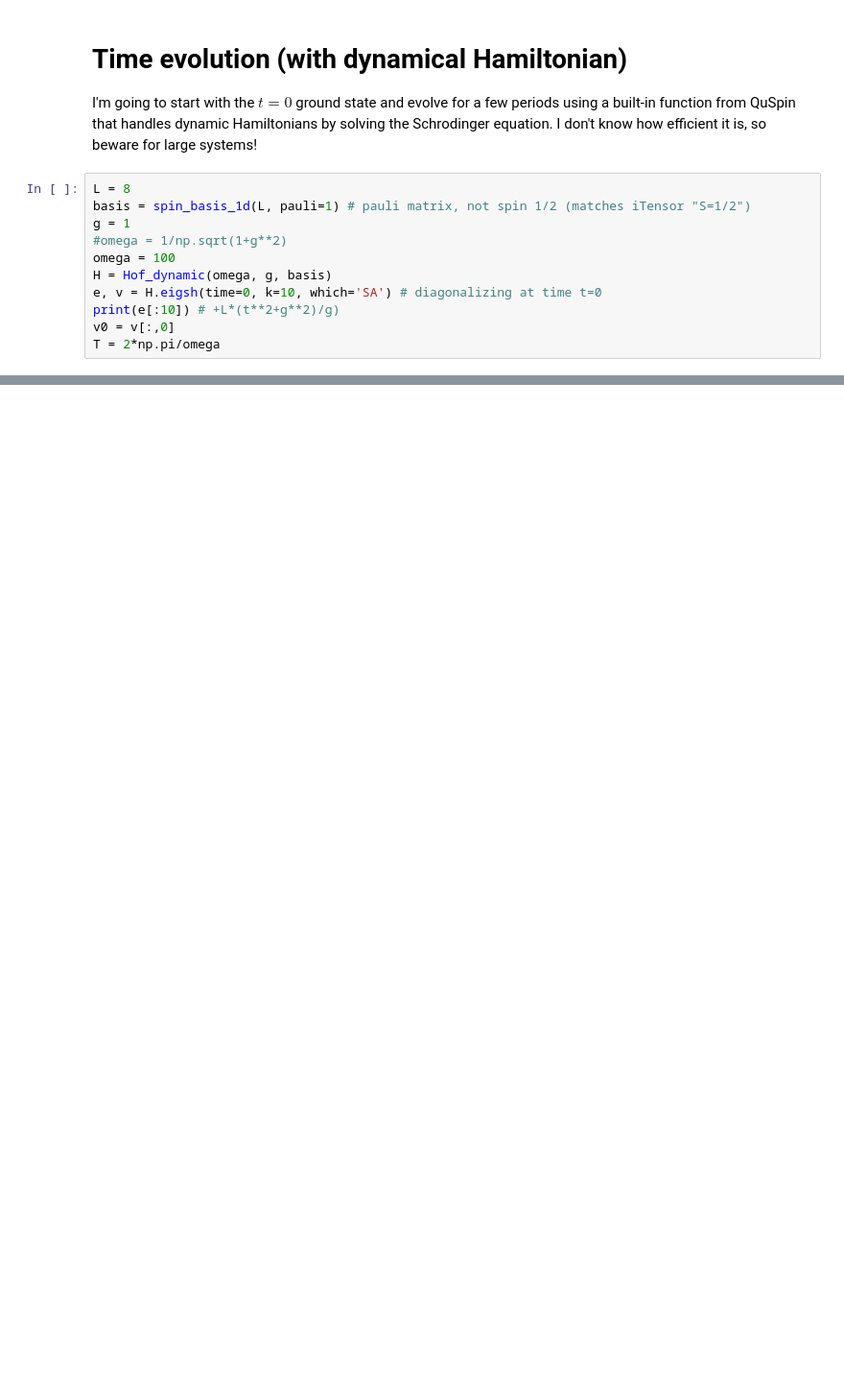
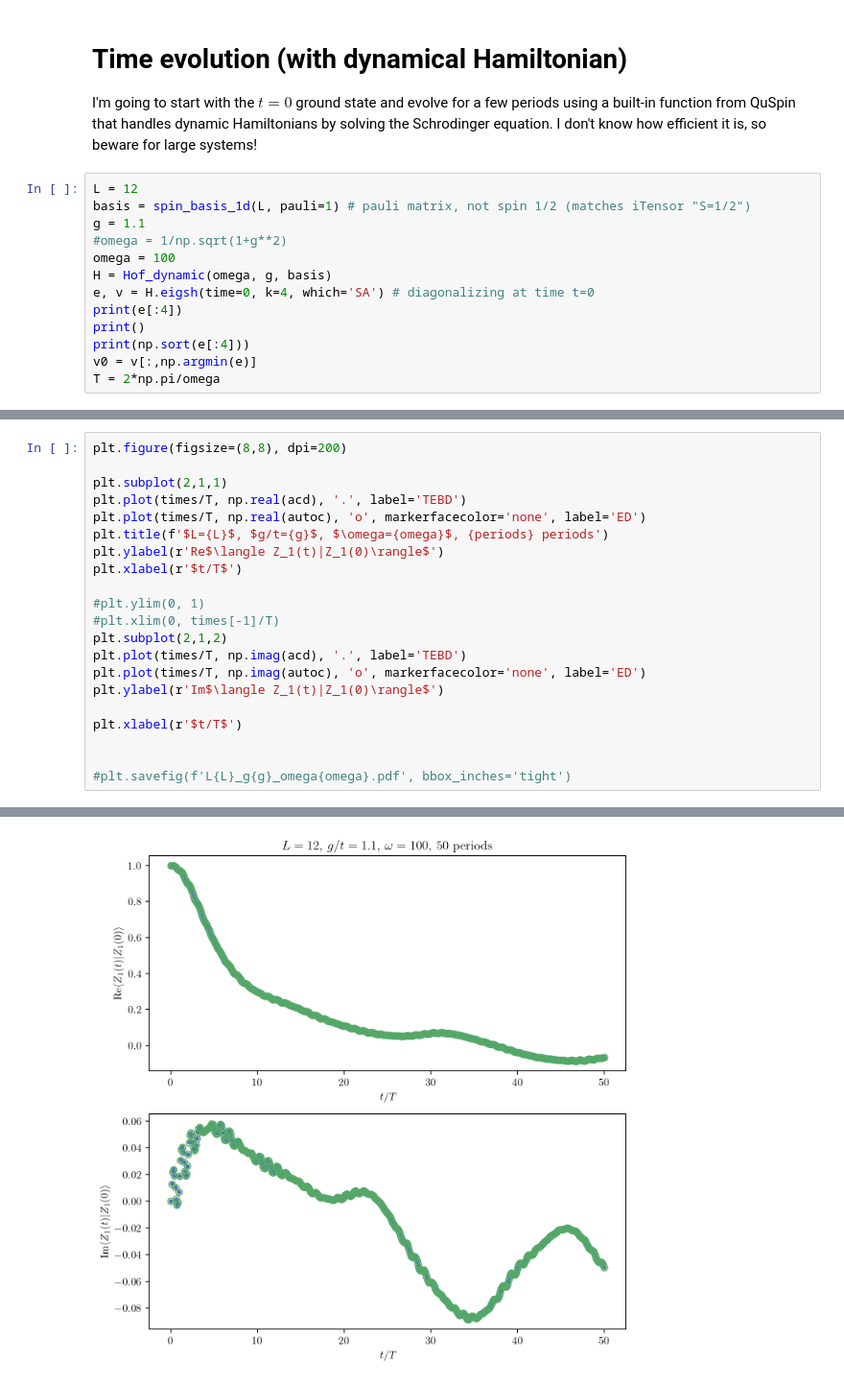
Before and after one commit to wholdhus/majorana_chain_dynamics, a Jupyter notebook: obrian_fendley_ed_periodic_dynamics.ipynb, the cells around one changed output, grey strips where cells are left out. Shown at 96% size. Drawn from its saved outputs; the diff is of its cells as text; blank space fills up the shorter version.

```diff
--- a/obrian_fendley_ed_periodic_dynamics.ipynb
+++ b/obrian_fendley_ed_periodic_dynamics.ipynb
@@ -67,13 +69,15 @@ def Hof_dynamic(omega, g, basis):
 
 I'm going to start with the $t=0$ ground state and evolve for a few periods using a built-in function from QuSpin that handles dynamic Hamiltonians by solving the Schrodinger equation. I don't know how efficient it is, so beware for large systems!
 # %%
-L = 8
+L = 12
 basis = spin_basis_1d(L, pauli=1) # pauli matrix, not spin 1/2 (matches iTensor "S=1/2")
-g = 1
+g = 1.1
 #omega = 1/np.sqrt(1+g**2)
 omega = 100
 H = Hof_dynamic(omega, g, basis)
-e, v = H.eigsh(time=0, k=10, which='SA') # diagonalizing at time t=0
-print(e[:10]) # +L*(t**2+g**2)/g)
-v0 = v[:,0]
+e, v = H.eigsh(time=0, k=4, which='SA') # diagonalizing at time t=0
+print(e[:4])
+print()
+print(np.sort(e[:4]))
+v0 = v[:,np.argmin(e)]
 T = 2*np.pi/omega
@@ -101,0 +128,22 @@ plt.title(f'$L={L}$, $g/t={g}$, $\omega={omega}$, {periods} periods')
+# %%
+plt.figure(figsize=(8,8), dpi=200)
+
+plt.subplot(2,1,1)
+plt.plot(times/T, np.real(acd), '.', label='TEBD')
+plt.plot(times/T, np.real(autoc), 'o', markerfacecolor='none', label='ED')
+plt.title(f'$L={L}$, $g/t={g}$, $\omega={omega}$, {periods} periods')
+plt.ylabel(r'Re$\langle Z_1(t)|Z_1(0)\rangle$')
+plt.xlabel(r'$t/T$')
+
+#plt.ylim(0, 1)
+#plt.xlim(0, times[-1]/T)
+plt.subplot(2,1,2)
+plt.plot(times/T, np.imag(acd), '.', label='TEBD')
+plt.plot(times/T, np.imag(autoc), 'o', markerfacecolor='none', label='ED')
+plt.ylabel(r'Im$\langle Z_1(t)|Z_1(0)\rangle$')
+
+plt.xlabel(r'$t/T$')
+
+
+#plt.savefig(f'L{L}_g{g}_omega{omega}.pdf', bbox_inches='tight')
+# %% [output]
@@ -101,0 +151 @@ plt.title(f'$L={L}$, $g/t={g}$, $\omega={omega}$, {periods} periods')
+[figure, added]
```
Also changed, not shown: parts of 11 cells of this notebook, 7 other files.
